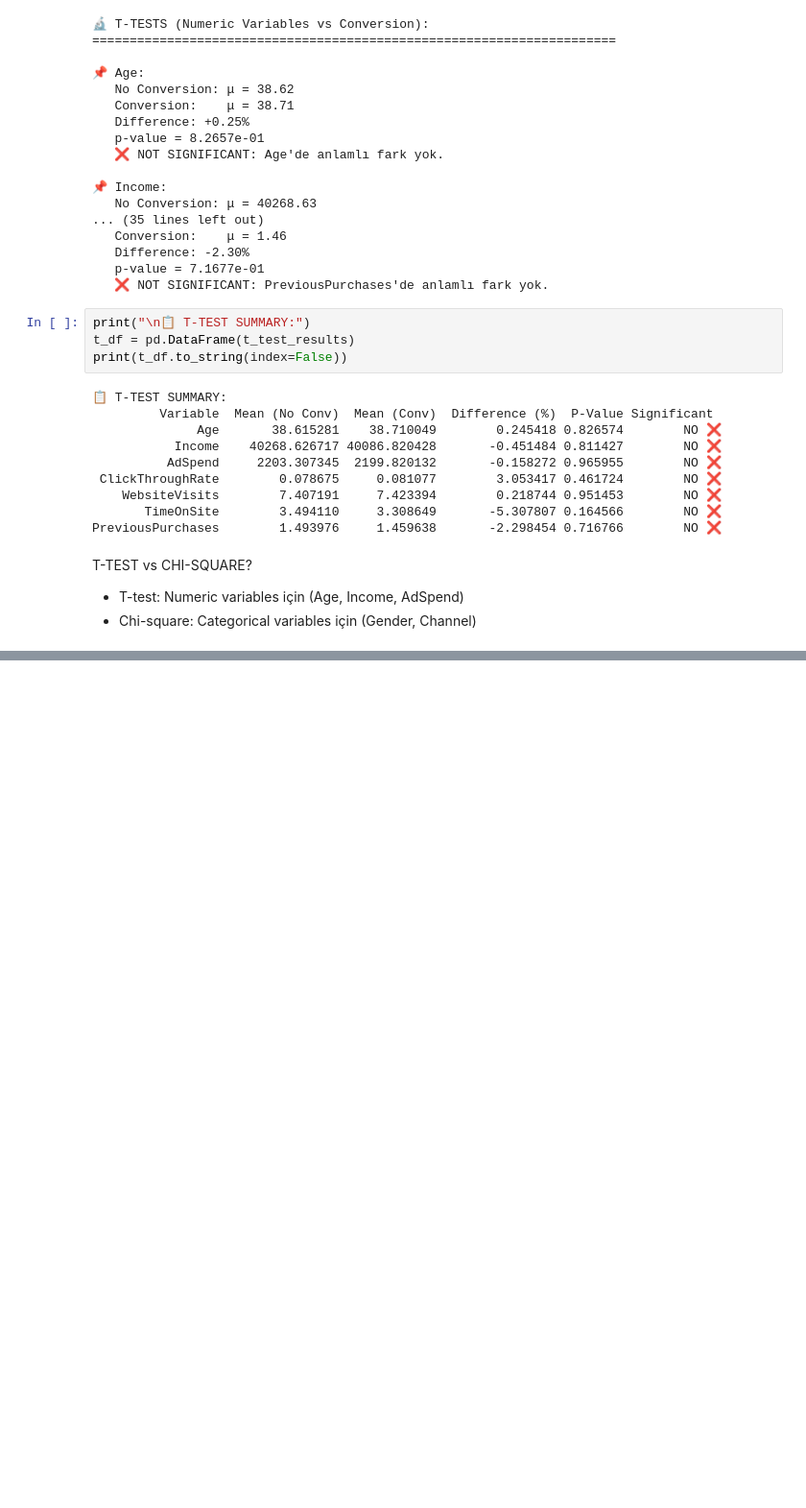
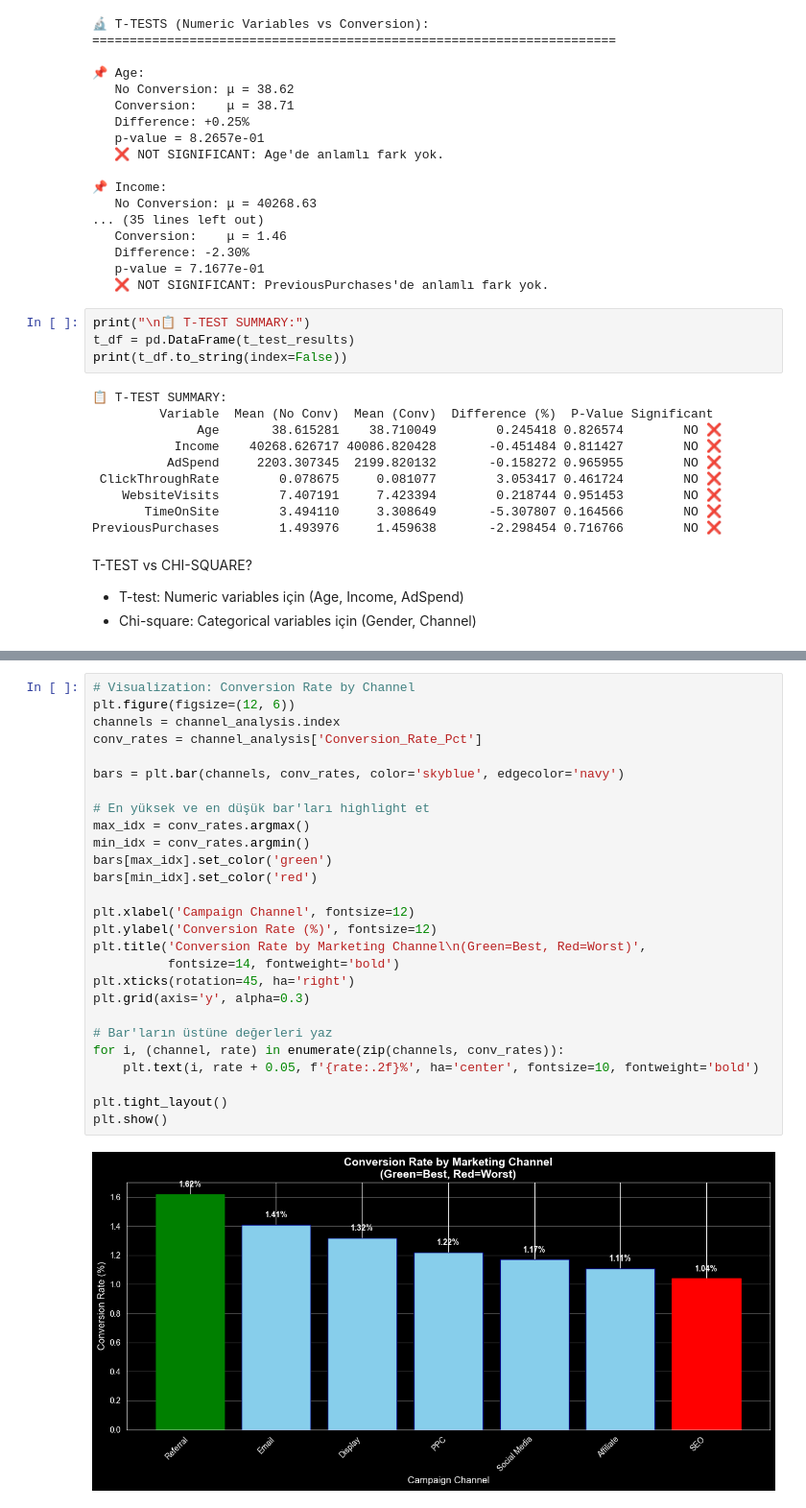
Before and after one commit to barkobt/tubitak-marketing-analytics, a Jupyter notebook: notebooks/01_eda_and_cleaning.ipynb, the cells around one changed output, grey strips where cells are left out. Shown at 96% size. Drawn from its saved outputs; the diff is of its cells as text; blank space fills up the shorter version.

Commit message:
feat(eda): channel performance analizi eklendi

```diff
--- a/notebooks/01_eda_and_cleaning.ipynb
+++ b/notebooks/01_eda_and_cleaning.ipynb
@@ -739,0 +806,29 @@ T-TEST vs CHI-SQUARE?
+# %%
+# Visualization: Conversion Rate by Channel
+plt.figure(figsize=(12, 6))
+channels = channel_analysis.index
+conv_rates = channel_analysis['Conversion_Rate_Pct']
+
+bars = plt.bar(channels, conv_rates, color='skyblue', edgecolor='navy')
+
+# En yüksek ve en düşük bar'ları highlight et
+max_idx = conv_rates.argmax()
+min_idx = conv_rates.argmin()
+bars[max_idx].set_color('green')
+bars[min_idx].set_color('red')
+
+plt.xlabel('Campaign Channel', fontsize=12)
+plt.ylabel('Conversion Rate (%)', fontsize=12)
+plt.title('Conversion Rate by Marketing Channel\n(Green=Best, Red=Worst)',
+          fontsize=14, fontweight='bold')
+plt.xticks(rotation=45, ha='right')
+plt.grid(axis='y', alpha=0.3)
+
+# Bar'ların üstüne değerleri yaz
+for i, (channel, rate) in enumerate(zip(channels, conv_rates)):
+    plt.text(i, rate + 0.05, f'{rate:.2f}%', ha='center', fontsize=10, fontweight='bold')
+
+plt.tight_layout()
+plt.show()
+# %% [output]
+[figure, added]
```
Also changed, not shown: parts of 4 cells of this notebook.
